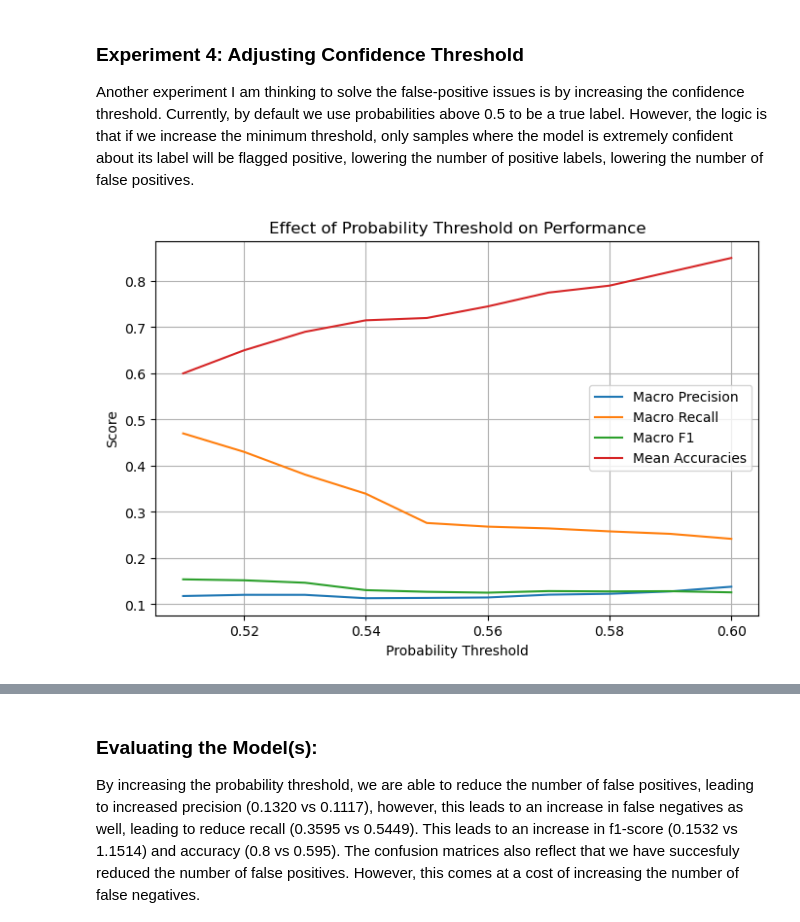
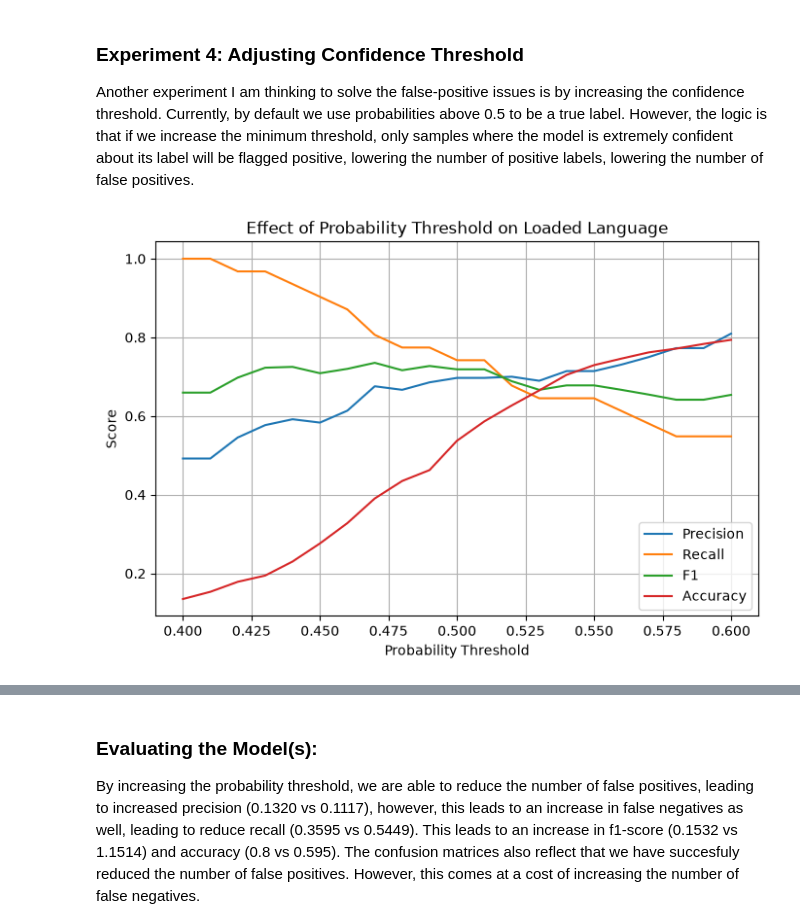
Before and after one commit to LoganJGunawan/DeepLearning2, a Jupyter notebook: main.ipynb, the cells around one changed output, grey strips where cells are left out. Drawn from its saved outputs; the diff is of its cells as text; code cells hidden in the pictures.

```diff
--- a/main.ipynb
+++ b/main.ipynb
@@ -468,7 +502,7 @@ test_ds = TextDataset(test_set_task1["text"], test_set_task1["label_encoded"], w
 
 train_loader = DataLoader(train_ds, batch_size=128, shuffle=True)
 val_loader = DataLoader(val_ds, batch_size=256, shuffle=False)
-test_loader = DataLoader(test_ds, batch_size=256, shuffle=True)
+test_loader = DataLoader(test_ds, batch_size=256, shuffle=False)
 # %% [markdown]
 ## Models
 
@@ -1030,7 +1062,7 @@ None of the recalculated weights seem to improve our recall and f1-score. Althou
 
 Another experiment I am thinking to solve the false-positive issues is by increasing the confidence threshold. Currently, by default we use probabilities above 0.5 to be a true label. However, the logic is that if we increase the minimum threshold, only samples where the model is extremely confident about its label will be flagged positive, lowering the number of positive labels, lowering the number of false positives.
 # %%
-thresholds = [0.51, 0.52, 0.53, 0.54, 0.55, 0.56, 0.57, 0.58, 0.59, 0.6]
+thresholds = torch.arange(0.4, 0.61, 0.01)
 
 precisions = []
 recalls = []
@@ -1040,30 +1072,30 @@ accuracies = []
 for threshold in thresholds:
     fig, report, acc = get_evaluation(
         dense_lstm,
-        test_loader,
+        val_loader,
         f"LSTM Threshold {threshold:.2f}",
-        threshold
+        prob_thresholds=[threshold for i in range(len(LABELS))]
     )
 
-    precisions.append(report["macro avg"]["precision"])
-    recalls.append(report["macro avg"]["recall"])
-    f1_scores.append(report["macro avg"]["f1-score"])
+    precisions.append(report["Loaded Language"]["precision"])
+    recalls.append(report["Loaded Language"]["recall"])
+    f1_scores.append(report["Loaded Language"]["f1-score"])
     accuracies.append(acc)
 
     plt.close(fig)
 # %%
 plt.figure(figsize=(8, 5))
 
-plt.plot(thresholds, precisions, label="Macro Precision")
-plt.plot(thresholds, recalls, label="Macro Recall")
-plt.plot(thresholds, f1_scores, label="Macro F1")
-plt.plot(thresholds, accuracies, label="Mean Accuracies")
+plt.plot(thresholds, precisions, label="Precision")
+plt.plot(thresholds, recalls, label="Recall")
+plt.plot(thresholds, f1_scores, label="F1")
+plt.plot(thresholds, accuracies, label="Accuracy")
 
 plt.xlabel("Probability Threshold")
 plt.ylabel("Score")
-plt.title("Effect of Probability Threshold on Performance")
+plt.title("Effect of Probability Threshold on Loaded Language")
 plt.legend()
 plt.grid()
 plt.show()
 # %% [output]
-[figure, old version]
+[figure, new version]
```
Also changed, not shown: parts of 29 cells of this notebook.
